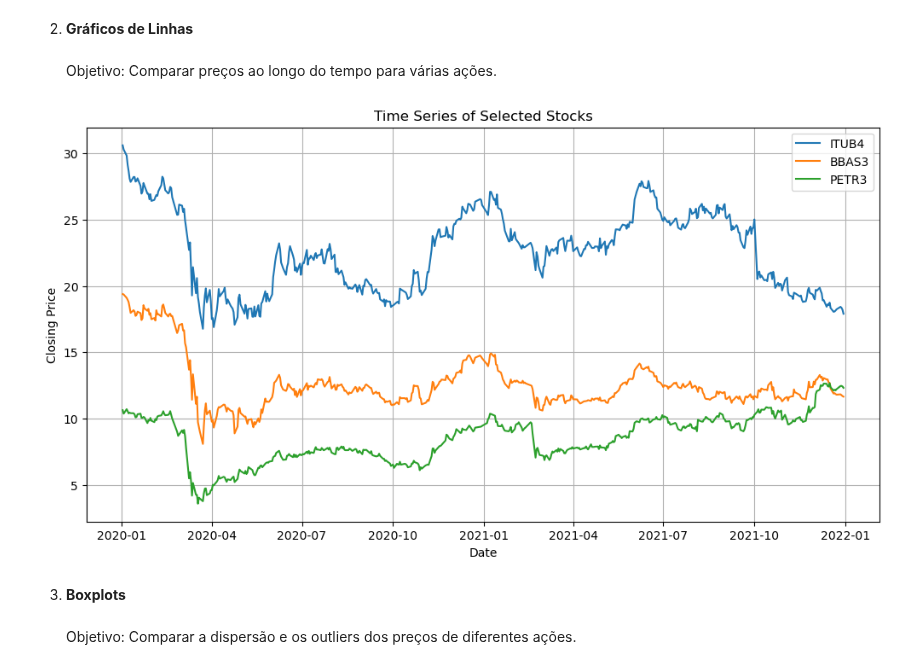
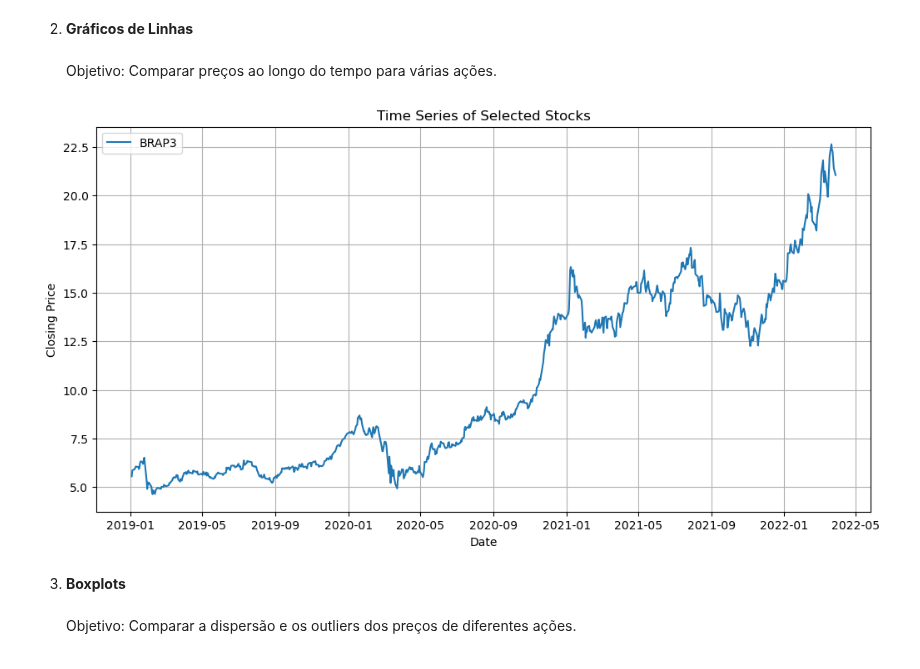
Before and after one commit to diogobrasil/analises-tcc-cripto, a Jupyter notebook: main/notebooks/b3_analysis_charts/comparisons.ipynb, the cells around one changed output. Drawn from its saved outputs; the diff is of its cells as text; code cells hidden in the pictures.

```diff
--- a/main/notebooks/b3_analysis_charts/comparisons.ipynb
+++ b/main/notebooks/b3_analysis_charts/comparisons.ipynb
@@ -45,9 +45,9 @@ viz.plot_average_prices()
 \
 Objetivo: Comparar preços ao longo do tempo para várias ações.
 # %%
-viz.plot_time_series(stocks=['ITUB4', 'BBAS3', 'PETR3'], start_date='2020-01-01', end_date='2022-01-01')
+viz.plot_time_series(stocks=['BRAP3'], start_date='2019-01-03', end_date='2022-03-28')
 # %% [output]
-[figure, old version]
+[figure, new version]
 # %% [markdown]
 3. **Boxplots**\
 \
```
Also changed, not shown: parts of 3 cells of this notebook, 2 other files.
